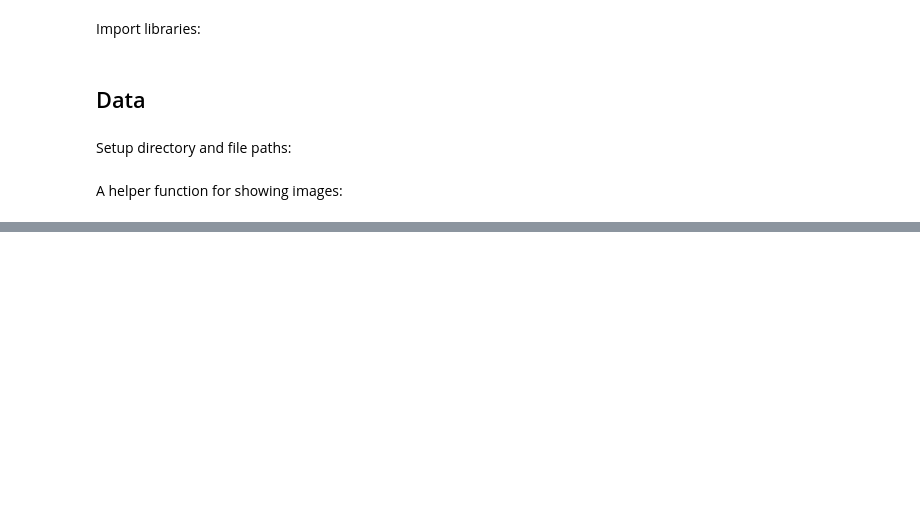
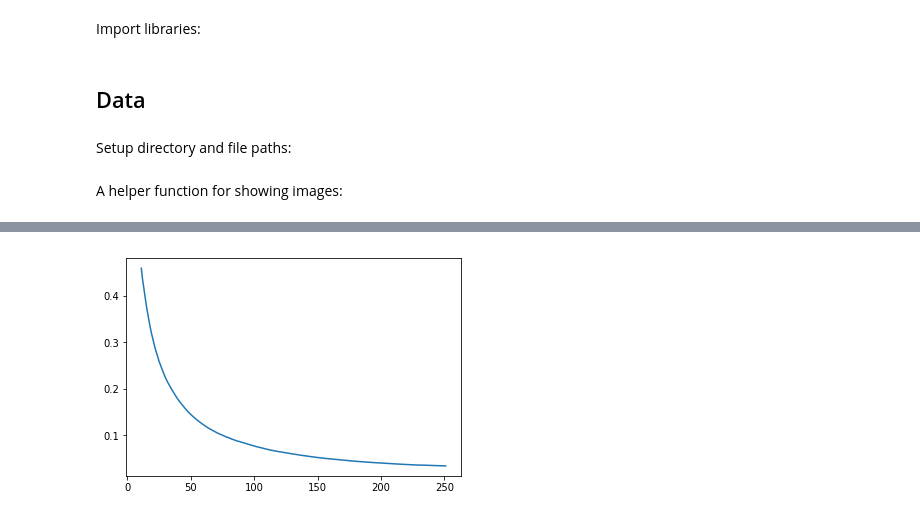
Before and after one commit to Sundragon1993/fastai, a Jupyter notebook: courses/dl2/carvana-unet.ipynb, the cells around one changed output, grey strips where cells are left out. Drawn from its saved outputs; the diff is of its cells as text; code cells hidden in the pictures; blank space fills up the shorter version.

```diff
--- a/courses/dl2/carvana-unet.ipynb
+++ b/courses/dl2/carvana-unet.ipynb
@@ -37,0 +174,4 @@ def show_img(im, figsize=None, ax=None, alpha=None):
+# %%
+lr = 4e-2
+wd = 1e-7
+lrs = np.array([lr / 100, lr / 10, lr]) / 2
@@ -37,0 +190,4 @@ def show_img(im, figsize=None, ax=None, alpha=None):
+# %%
+learn.sched.plot_loss()
+# %% [output]
+[figure, added]
```
Also changed, not shown: parts of 49 cells of this notebook.
